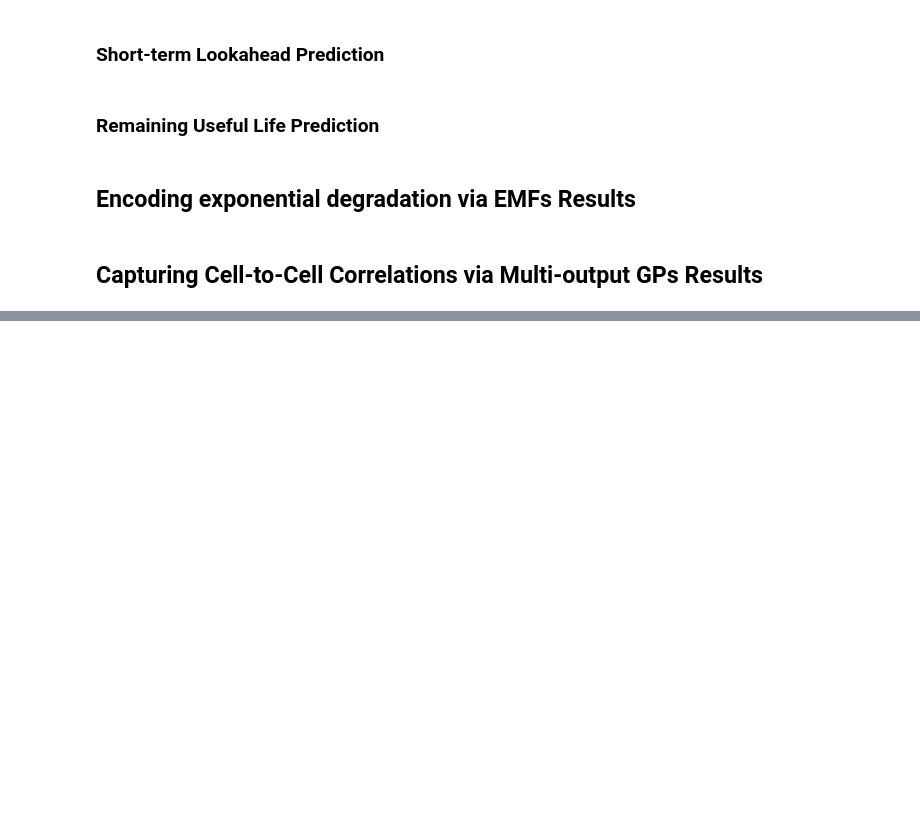
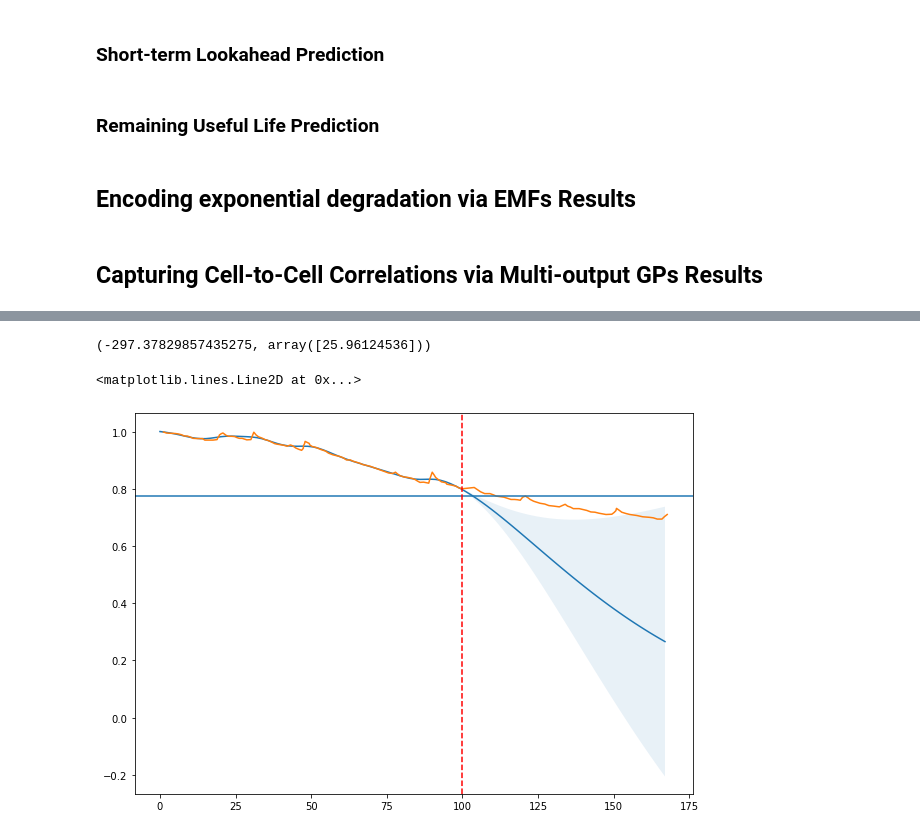
Before and after one commit to aniket-ak/Battery-SOH-Forecasting, a Jupyter notebook: Notebooks/Battery.ipynb, the cells around one changed output, grey strips where cells are left out. Drawn from its saved outputs; the diff is of its cells as text; code cells hidden in the pictures; blank space fills up the shorter version.

```diff
--- a/Notebooks/Battery.ipynb
+++ b/Notebooks/Battery.ipynb
@@ -150,3 +127,6 @@ capacity, time = read_capacity_data('A1')
 learn_till = 100
 X = time[np.where(time<learn_till)][:,np.newaxis]
 y = capacity[np.where(time<learn_till)][:,np.newaxis]
+# %%
+kernel = Matern2_5(length_scale=100)
+gpr = GPR(kernel=kernel)
@@ -152,0 +135,19 @@ y = capacity[np.where(time<learn_till)][:,np.newaxis]
+# %%
+gpr.max_log_marginal_likelihood_value, gpr.kernel.length_scale
+# %% [output]
+(-297.37829857435275, array([25.96124536]))
+# %%
+X_pred = np.atleast_2d(np.linspace(0,167,100)).T
+# %%
+mean, sigma = gpr.sample_posterior(X, y, X_pred)
+# %%
+plt.figure(figsize=(10,7))
+plt.plot(X_pred, mean)
+plt.fill_between(X_pred[:,0],y_pred[:,0] -  sigma,y_pred[:,0] + sigma, alpha=0.1);
+plt.plot(time, capacity)
+# plt.ylim(0.4,1.1)
+plt.axhline(y=0.775)
+plt.axvline(x=learn_till, c='r', linestyle='--')
+# %% [output]
+<matplotlib.lines.Line2D at 0x...>
+[figure, added]
```
Also changed, not shown: parts of 13 cells of this notebook, 2 other files.
